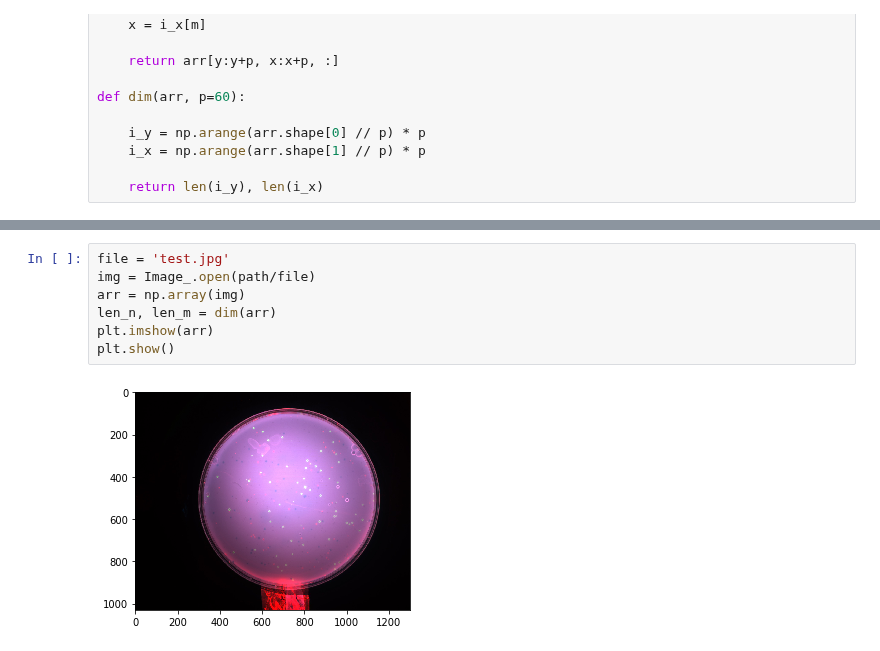
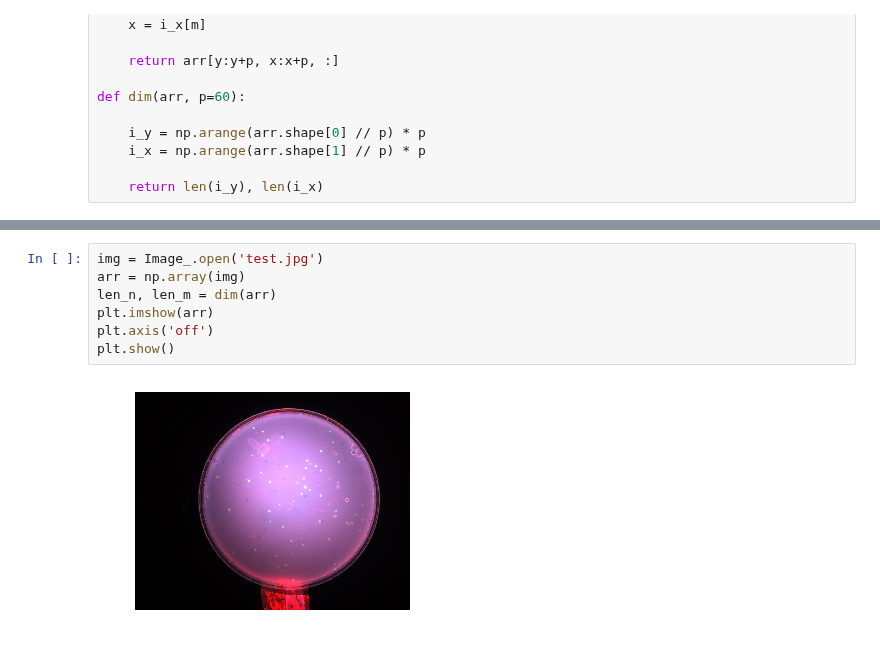
Before and after one commit to shauseth/phage-counting, a Jupyter notebook: count.ipynb, the cells around one changed output, grey strips where cells are left out. Cells and saved outputs as stored; diff of their text form.

```diff
--- a/count.ipynb
+++ b/count.ipynb
@@ -71,9 +82,9 @@ def dim(arr, p=60):
 # %%
-file = 'test.jpg'
-img = Image_.open(path/file)
+img = Image_.open('test.jpg')
 arr = np.array(img)
 len_n, len_m = dim(arr)
 plt.imshow(arr)
+plt.axis('off')
 plt.show()
 # %% [output]
-[figure, old version]
+[figure, new version]
```
Also changed, not shown: parts of 15 cells of this notebook, 4 other files.
